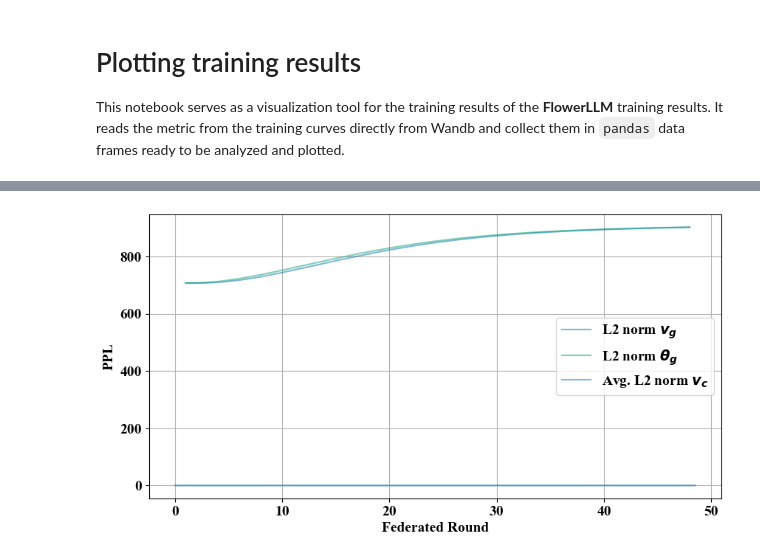
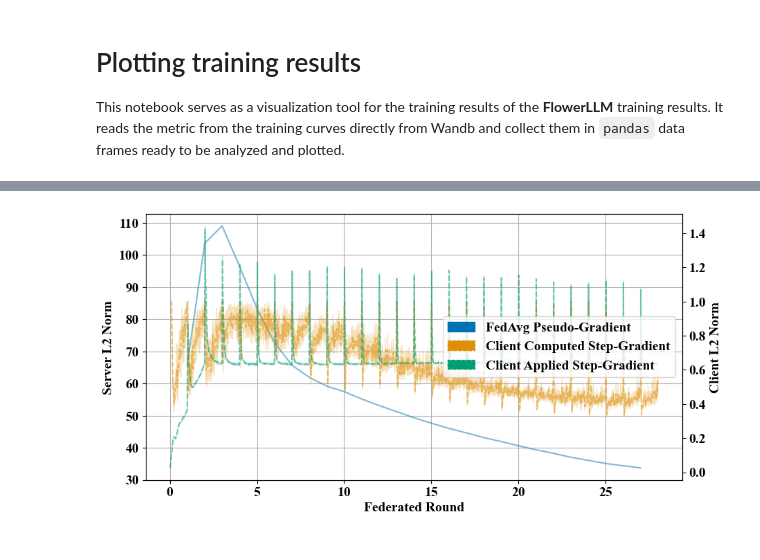
Before and after one commit to relogu/private-flower-llm, a Jupyter notebook: notebooks/arxiv_plots.ipynb, the cells around one changed output, grey strips where cells are left out. Cells and saved outputs as stored; diff of their text form; code cells hidden in the pictures.

```diff
--- a/notebooks/arxiv_plots.ipynb
+++ b/notebooks/arxiv_plots.ipynb
@@ -354 +532,5 @@ plot_single_federated_run_l2_model(server_data_frame, clients_data_frame)
+# %%
+plot_single_federated_run_l2_gradient(server_data_frame, clients_data_frame)
+# %% [output]
+[figure, added]
 # %%
@@ -407,7 +570,3 @@ def plot_single_federated_run_l2_momentum(
         plt.savefig(file_name, format="pdf", dpi=800, bbox_inches="tight")
     # Show the figure
     plt.show()
-# %%
-plot_single_federated_run_l2_momentum(server_data_frame, clients_data_frame)
-# %% [output]
-[figure, removed]
```
Also changed, not shown: parts of 17 cells of this notebook.
